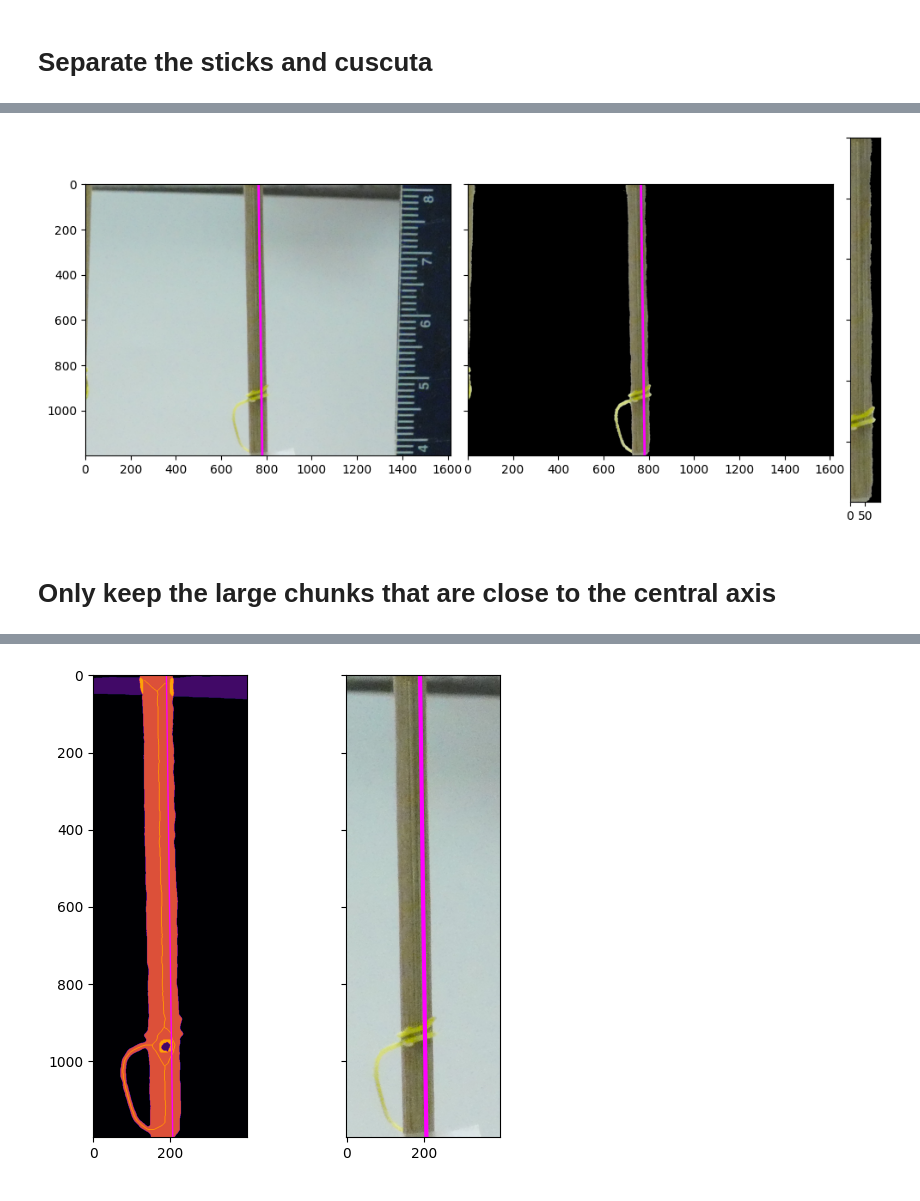
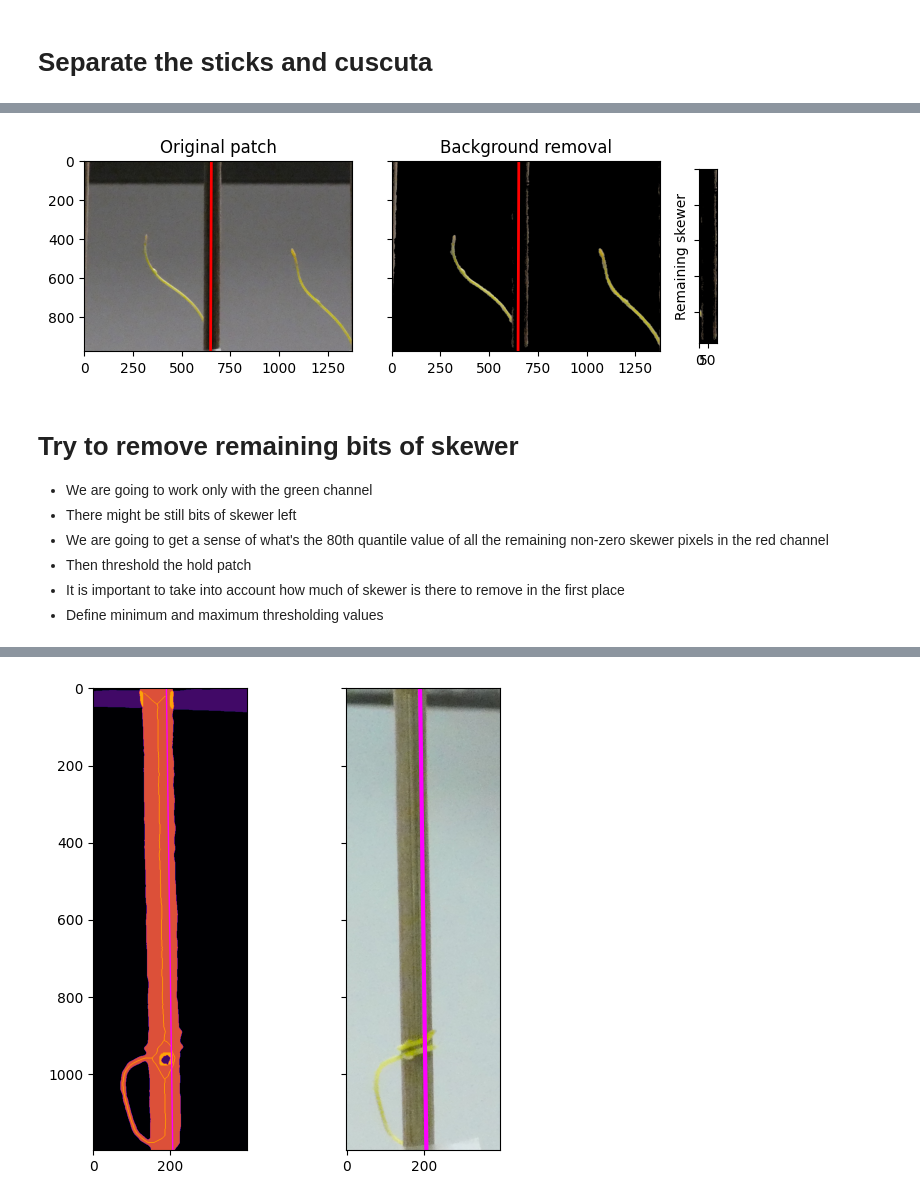
Before and after one commit to ejamezquita/cuscuta, a Jupyter notebook: jupyter/01_image_segmentation.ipynb, the cells around one changed output, grey strips where cells are left out. Cells and saved outputs as stored; diff of their text form; code cells hidden in the pictures.

```diff
--- a/jupyter/01_image_segmentation.ipynb
+++ b/jupyter/01_image_segmentation.ipynb
@@ -74,3 +89,9 @@ for i in range(3):
 # %% [markdown]
 # Find the y-coord for the sticks
 # %%
+tapes = meta.loc[idx, ['tapes_{}'.format(i) for i in range(nsamples)]].values.astype(int)
+peaks = meta.loc[idx, ['peaks_{}'.format(i) for i in range(nsamples)]].values.astype(int)
+peaks = np.hstack((peaks, min([ raw.shape[1], peaks[-1] + np.max(np.ediff1d(peaks)) ])))
+
+coefs = meta.loc[idx, ['coef0_{}'.format(i) for i in range(nsamples)] + ['coef1_{}'.format(i) for i in range(nsamples)] ].values
+coefs = np.reshape(coefs, (nsamples, 2), order='F')
@@ -80,12 +98,17 @@ Peaks (post):    [ 740 1419 2179 3024 3719 4660]
+# %%
+xvals = np.arange(len(raw))
+lines = np.zeros((nsamples, len(raw)))
+for i in range(len(lines)):
+    b0 = peaks[i] + coefs[i,0] - buffy
+    lines[i] = b0 + coefs[i,1]*(xvals - buffx)
 # %%
 fig, ax = plt.subplots(2,1,figsize=(12,10), sharex=True, sharey=True)
 ax[0].imshow(raw[:, :, ::-1])
 ax[1].imshow(img[:, :, ::-1])
 for i in range(len(ax)):
-    for j in range(len(coef)):
+    for j in range(len(lines)):
         ax[i].plot([lines[j,tapes[j]]-100, lines[j,tapes[j]]+100], [buffx+tapes[j], buffx+tapes[j]], c='yellow', lw=3)
         ax[i].plot(lines[j], xvals, c='red', lw=2)
         ax[i].axvline(peaks[j], c='limegreen', ls='--', lw=1)
-
 fig.tight_layout()
 # %% [output]
@@ -94,6 +116,7 @@ NameError: name 'coef' is not defined
 # %% [markdown]
 # Separate the sticks and cuscuta
 # %%
+buffz = 50
 plants = [ np.s_[buffx:tapes[0]+buffx, 0:peaks[1]-buffz] ]
 
 for i in range(1,len(tapes)):
@@ -108,28 +131,40 @@ plants
 # %%
-pidx = 4
+pidx = 1
 anchory = peaks[pidx]-plants[pidx][1].start
 xlen = xvals[ plants[pidx][0] ] - plants[pidx][0].start
 line = lines[ pidx, plants[pidx][0] ] - plants[pidx][1].start
 patch = img[plants[pidx]][:,:,::-1]
 
-skewer = np.zeros((len(line), 2*buffz, 3), dtype=np.uint8)
-for i in range(len(skewer)):
+skewers = np.zeros((len(line), 2*buffz, 3), dtype=np.uint8)
+
+for i in range(len(skewers)):
     foo = int(line[i])
-    skewer[i] = patch[i, foo-buffz:foo+buffz, :]
+    skewers[i] = patch[i, foo-buffz:foo+buffz, :]
 
-fig, ax = plt.subplots(1,3,figsize=(10,5), sharex=False, sharey=True, width_ratios=[12,12,1])
+fig, ax = plt.subplots(1,3,figsize=(7,4), sharex=False, sharey=True, width_ratios=[15,15,1])
 ax = np.atleast_1d(ax).ravel()
 
 ax[0].imshow(raw[plants[pidx]][:,:,::-1]);
 ax[1].imshow(patch);
-ax[2].imshow(skewer)
+ax[2].imshow(skewers)
+
+ax[0].set_title('Original patch')
+ax[1].set_title('Background removal')
+ax[2].set_ylabel('Remaining skewer')
 
 for i in range(2):
-    ax[i].plot(line, xlen, color='magenta', lw=2);
+    ax[i].plot(line, xlen, color='red', lw=2);
 
 fig.tight_layout()
 # %% [output]
-[figure, old version]
+[figure, new version]
 # %% [markdown]
-# Only keep the large chunks that are close to the central axis
+# Try to remove remaining bits of skewer
+
+- We are going to work only with the green channel
+- There might be still bits of skewer left
+- We are going to get a sense of what's the 80th quantile value of all the remaining non-zero skewer pixels in the red channel
+- Then threshold the hold patch
+- It is important to take into account how much of skewer is there to remove in the first place
+- Define minimum and maximum thresholding values
 # %%
```
Also changed, not shown: parts of 23 cells of this notebook, 4 other files.
